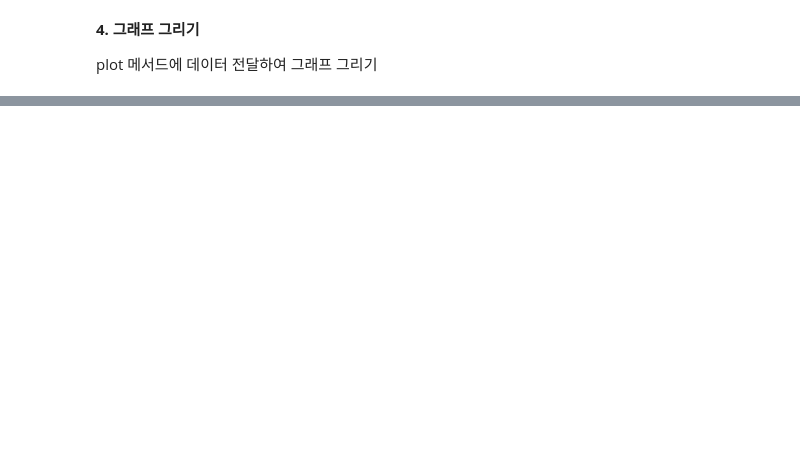
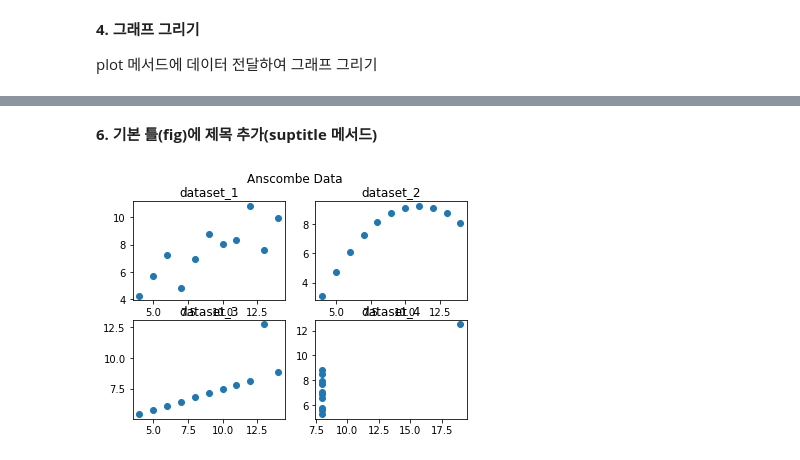
Before and after one commit to jeekyung/ESAA, a Jupyter notebook: Do_it!_데이터_분석을_위한_판다스_입문_pg_81~119_필사.ipynb, the cells around one changed output, grey strips where cells are left out. Saved outputs shown, nothing was run; the diff lists cells and outputs as text; code cells hidden in the pictures; blank space fills up the shorter version.

```diff
--- a/Do_it!_데이터_분석을_위한_판다스_입문_pg_81~119_필사.ipynb
+++ b/Do_it!_데이터_분석을_위한_판다스_입문_pg_81~119_필사.ipynb
@@ -149,0 +162,8 @@ fig  #그래프 확인 위해 fig 반드시 입력해야 함
+# %% [markdown]
+**6. 기본 틀(fig)에 제목 추가(suptitle 메서드)**
+# %%
+fig.suptitle("Anscombe Data")
+
+fig
+# %% [output]
+[figure, added]
```
Also changed, not shown: parts of 130 cells of this notebook.
